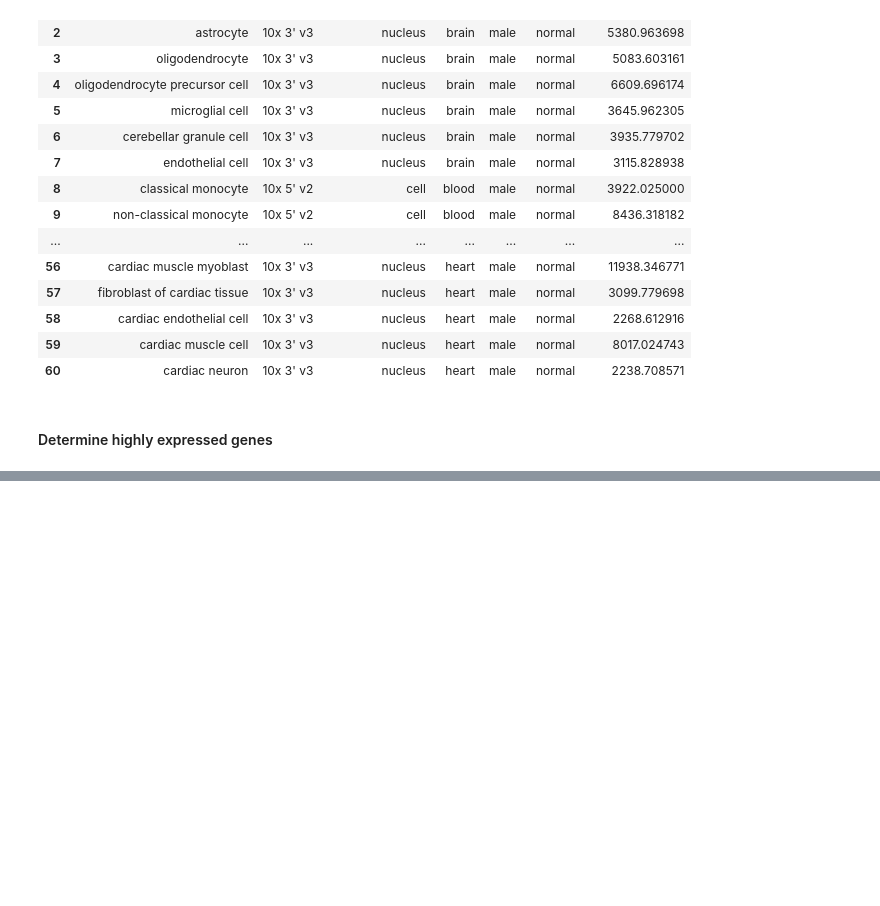
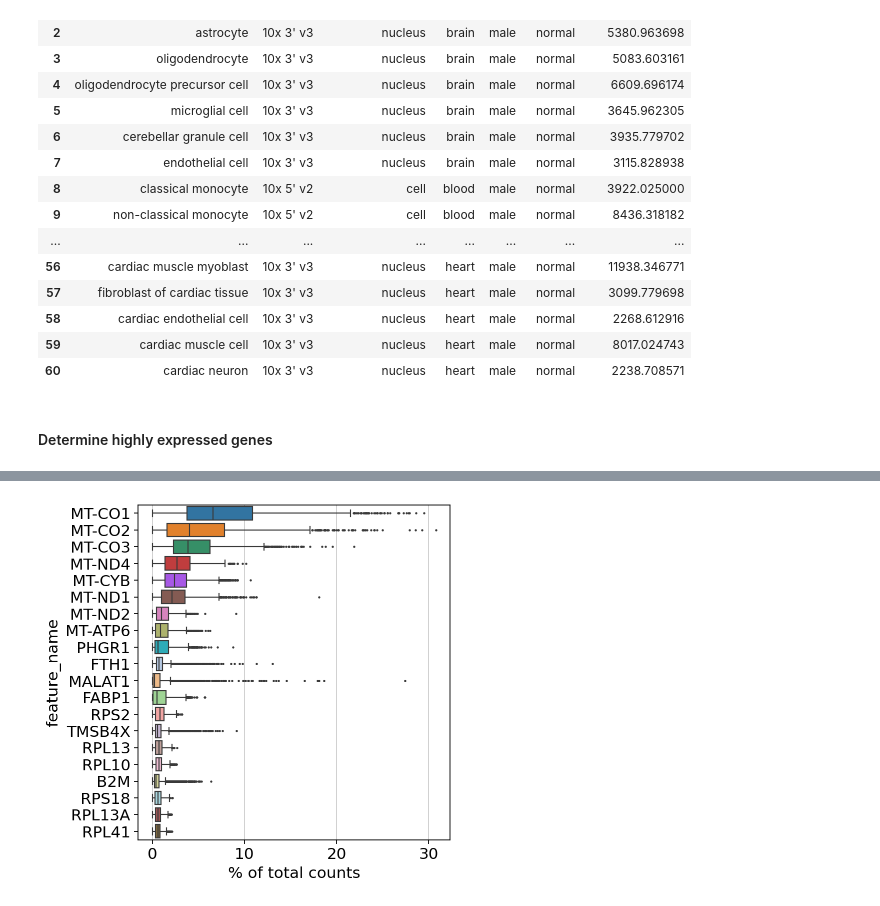
Before and after one commit to cellarium-ai/cellarium-ml, a Jupyter notebook: notebooks/cellariumgpt_inference/10_determine_cell_types_for_gene_network_analysis.ipynb, the cells around one changed output, grey strips where cells are left out. Cells and saved outputs as stored; diff of their text form; code cells hidden in the pictures; blank space fills up the shorter version.

```diff
--- a/notebooks/cellariumgpt_inference/10_determine_cell_types_for_gene_network_analysis.ipynb
+++ b/notebooks/cellariumgpt_inference/10_determine_cell_types_for_gene_network_analysis.ipynb
@@ -40,11 +40,12 @@ for val_idx in tqdm(range(1, 111)):
     val_adata = sc.read_h5ad(val_adata_path)
 
     obs_df = val_adata.obs.copy()
+    obs_df['adata_path'] = val_adata_path
     obs_df['tissue_coarse'] = obs_df['tissue_ontology_term_id'].map(tissue_ontology_term_id_to_coarse_name_map)
 
     columns_to_keep = [
         "cell_type", "assay", "suspension_type", "disease", "sex", "tissue_coarse", "total_mrna_umis",
-        "cell_type_distance_from_root", "dataset_id", "donor_id"]
+        "cell_type_distance_from_root", "dataset_id", "donor_id", "adata_path"]
 
     group_cols = ["cell_type", "donor_id"]
 
@@ -691,0 +695,25 @@ _final_adata.write_h5ad(os.path.join(ROOT_PATH, "data", "cellariumgpt_artifacts"
+# %%
+adata = sc.read_h5ad(df[df['cell_type'] == 'enterocyte'].iloc[0].adata_path)
+# %%
+import typing as t
+
+
+def load_gene_info_table(gene_info_tsv_path: str, included_gene_ids: list[str]) -> t.Tuple[pd.DataFrame, dict, dict]:
+    gene_info_df = pd.read_csv(gene_info_tsv_path, sep="\t")
+
+    gene_symbol_to_gene_id_map = dict()
+    for gene_symbol, gene_id in zip(gene_info_df['Gene Symbol'], gene_info_df['ENSEMBL Gene ID']):
+        if gene_symbol != float('nan'):
+            gene_symbol_to_gene_id_map[gene_symbol] = gene_id
+
+    gene_id_to_gene_symbol_map = {
+        gene_id: gene_symbol for gene_symbol, gene_id in gene_symbol_to_gene_id_map.items()}
+    for gene_id in included_gene_ids:
+        if gene_id not in gene_id_to_gene_symbol_map:
+            gene_id_to_gene_symbol_map[gene_id] = gene_id
+
+    return gene_info_df, gene_symbol_to_gene_id_map, gene_id_to_gene_symbol_map
+
+gene_info_df, gene_symbol_to_gene_id_map, gene_id_to_gene_symbol_map = load_gene_info_table(GENE_INFO_PATH, adata.var.index.values.tolist())
+# %%
+adata.var['feature_name'] = list(map(gene_id_to_gene_symbol_map.get, adata.var.index.values.tolist()))
@@ -691,0 +736,4 @@ _final_adata.write_h5ad(os.path.join(ROOT_PATH, "data", "cellariumgpt_artifacts"
+# %%
+sc.pl.highest_expr_genes(adata, n_top=20, gene_symbols='feature_name')
+# %% [output]
+[figure, added]
```
Also changed, not shown: parts of 4 cells of this notebook, 11 other files.
